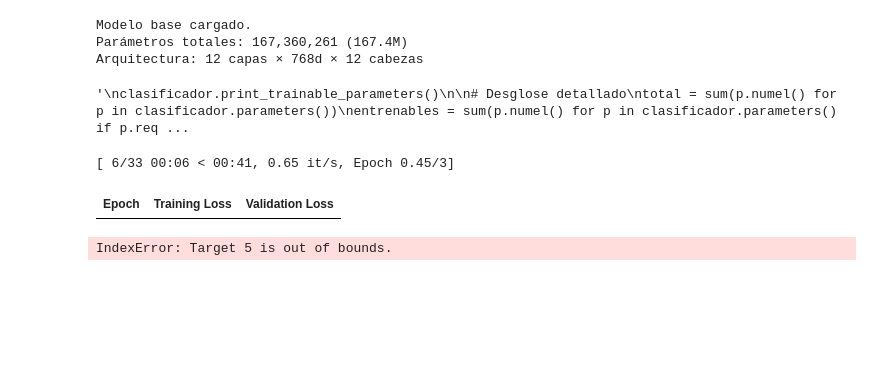
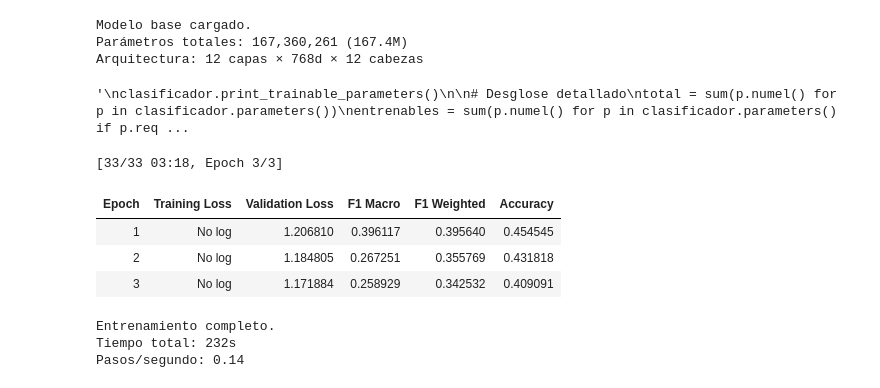
Before and after one commit to NicteSalas/LLM_PROJECT_1, a Jupyter notebook: notebooks_proyecto/FineTuning.ipynb, the cells around one changed output. Cells and saved outputs as stored; diff of their text form; code cells hidden in the pictures; blank space fills up the shorter version.

```diff
--- a/notebooks_proyecto/FineTuning.ipynb
+++ b/notebooks_proyecto/FineTuning.ipynb
@@ -40,8 +40,8 @@ print(str(MODELOS_PATH))
 C:\Users\inqui\OneDrive\Desktop\Clases\26-2\LLM_PROJECT_1\modelos
 # %%
 muestra = corpus[np.isnan(corpus['rango_humano']) == False]
-muestra.rename(columns = {'rango_humano':'labels'}, inplace = True)
-muestra['labels'] = [int(x) for x in muestra['labels']]
+muestra.rename(columns = {'rango_humano':'labels','comentario':'text'}, inplace = True)
+muestra['labels'] = [int(x-1) for x in muestra['labels']]
 #Se añade la columna 'labels' como requerimiento para hacer el fine tuning
 
 
@@ -75,11 +75,11 @@ muestra_ds_tt = DatasetDict({'train': muestra_ds_part['train'], 'validation': mu
 
 #Funcion simple para pasar de lenguaje natural a 'lenguaje de LLM'
 def tokenizar(dato):
-    return tokenizer(dato['comentario'], truncation = True, max_length = 580, padding = False)
+    return tokenizer(dato['text'], truncation = True, max_length = 580, padding = False)
 
 
 #Ahora si, tokenizamos nuestros datos y los convertimos a formato torch
-muestra_tokenizada = muestra_ds_tt.map(tokenizar, batched = True, remove_columns = ['comentario'])
+muestra_tokenizada = muestra_ds_tt.map(tokenizar,  batched=True, remove_columns=['text'])
 print(muestra_tokenizada)
 
 '''
@@ -133,8 +133,8 @@ plt.show()
 clasificador = AutoModelForSequenceClassification.from_pretrained(
     modelo,
     num_labels = 5,
-    id2label= {1:'Negativo',2:'Parcialmente Negativo', 3:'Neutral',4:'Parcialmente Positivo', 5:'Postivo'},
-    label2id={'Negativo':1,'Parcialmente Negativo':2, 'Neutral': 3, 'Parcialmente Positivo': 4, 'Positivo':5}
+    id2label= {0:'Negativo',1:'Parcialmente Negativo', 2:'Neutral',3:'Parcialmente Positivo', 4:'Postivo'},
+    label2id={'Negativo':0,'Parcialmente Negativo':1, 'Neutral': 2, 'Parcialmente Positivo': 3, 'Positivo':4}
 )
 
 # Contar parámetros antes de LoRA
@@ -265,23 +264,20 @@ trainer = Trainer(
 # %%
 #Finalmente entrenamos
 resultado_entrenamiento = trainer.train()
 
-'''
-clasificador = AutoModelForSequenceClassification.from_pretrained(
-    modelo,
-    num_labels = len(pd.unique(muestra['rango_humano'])),
-    id2label= {1:'Negativo',2:'Parcialmente Negativo', 3:'Neutral',4:'Parcialmente Positivo', 5:'Postivo'},
-    label2id={'Negativo':1,'Parcialmente Negativo':2, 'Neutral': 3, 'Parcialmente Positivo': 4, 'Positivo':5}
-)
-'''
 
 print(f"\nEntrenamiento completo.")
 print(f"Tiempo total: {resultado_entrenamiento.metrics['train_runtime']:.0f}s")
 print(f"Pasos/segundo: {resultado_entrenamiento.metrics['train_steps_per_second']:.2f}")
 # %% [output]
-[ 6/33 00:06 < 00:41, 0.65 it/s, Epoch 0.45/3]
+[33/33 03:18, Epoch 3/3]
-| Epoch | Training Loss | Validation Loss |
+| Epoch | Training Loss | Validation Loss | F1 Macro | F1 Weighted | Accuracy |
+| 1 | No log | 1.206810 | 0.396117 | 0.395640 | 0.454545 |
+| 2 | No log | 1.184805 | 0.267251 | 0.355769 | 0.431818 |
+| 3 | No log | 1.171884 | 0.258929 | 0.342532 | 0.409091 |
-IndexError: Target 5 is out of bounds.
+Entrenamiento completo.
+Tiempo total: 232s
+Pasos/segundo: 0.14
 # %%
 #k-cross validation para fine tuning
 #aun no implementado
```
Also changed, not shown: parts of 3 cells of this notebook.
